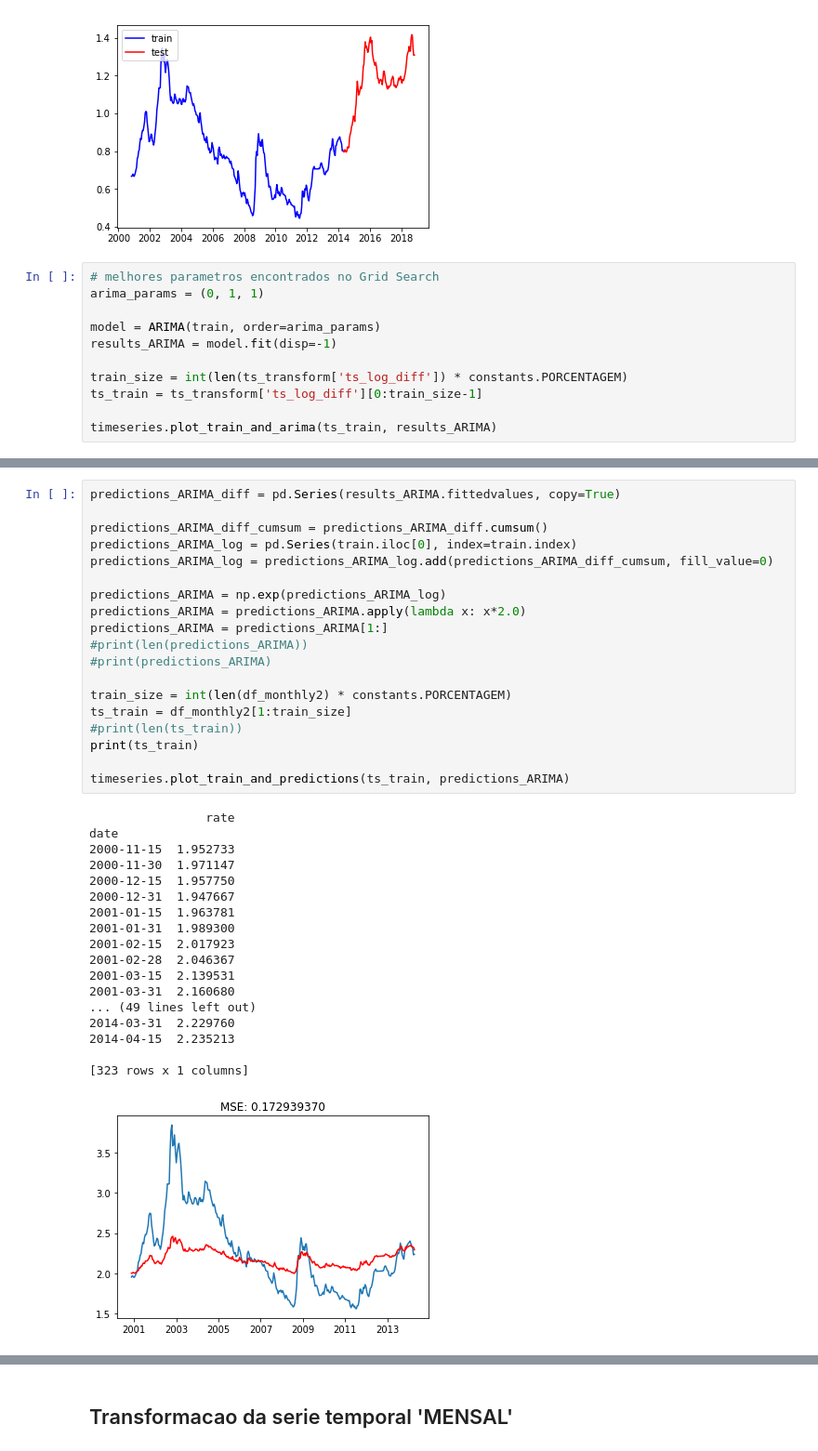
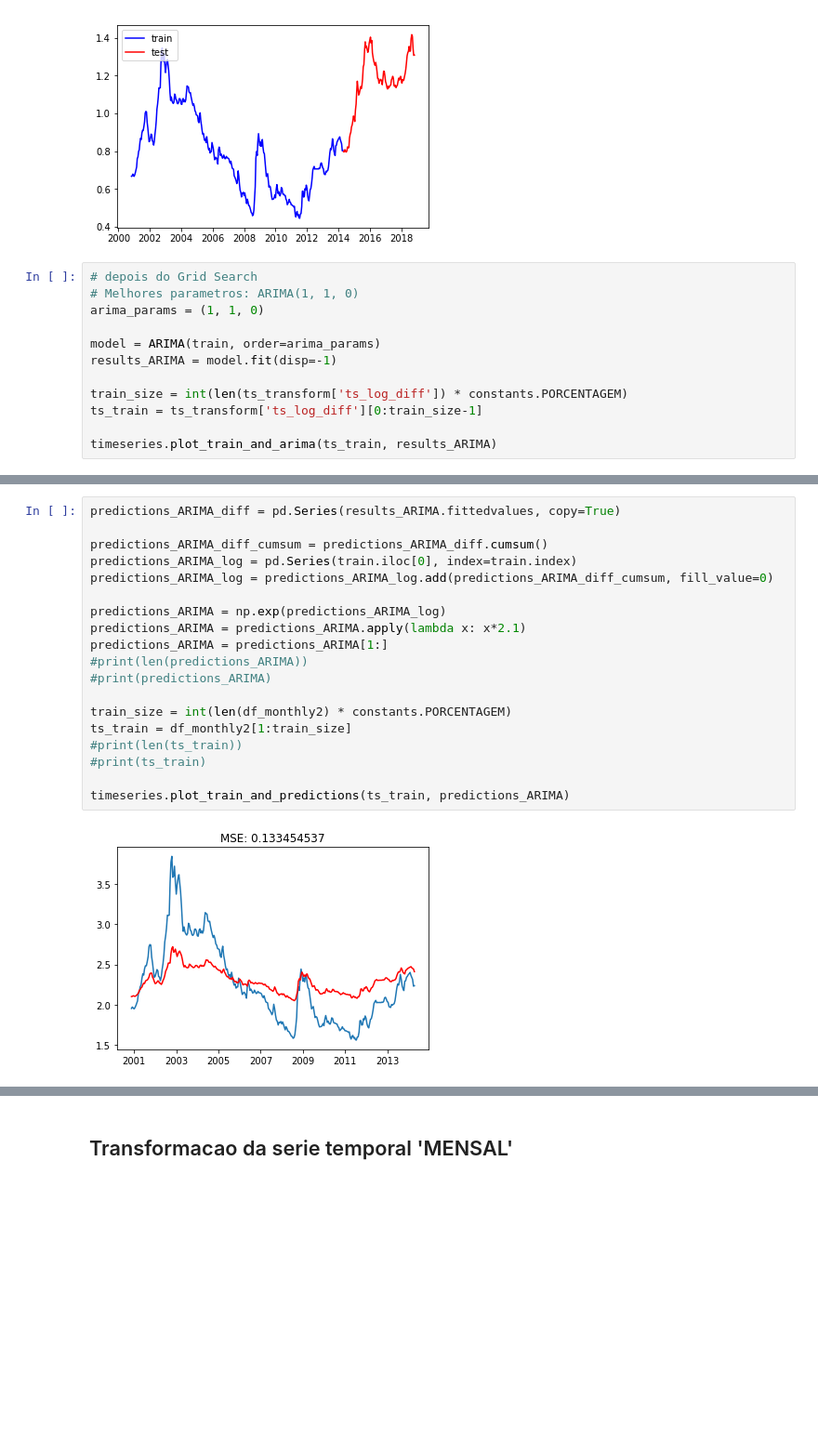
Before and after one commit to jorgealmeidajr/tcc-senai-timeseries, a Jupyter notebook: src/timeseries01-arima.ipynb, the cells around one changed output, grey strips where cells are left out. Shown at 93% size. Saved outputs shown, nothing was run; the diff lists cells and outputs as text; blank space fills up the shorter version.

Commit message:
Finalizacao do ARIMA no ts01.

```diff
--- a/src/timeseries01-arima.ipynb
+++ b/src/timeseries01-arima.ipynb
@@ -55,8 +54,9 @@ Dataset 'train' length:  324
 Dataset 'test' length:  109
 [figure]
 # %%
-# melhores parametros encontrados no Grid Search
-arima_params = (0, 1, 1)
+# depois do Grid Search
+# Melhores parametros: ARIMA(1, 1, 0)
+arima_params = (1, 1, 0)
 
 model = ARIMA(train, order=arima_params)
 results_ARIMA = model.fit(disp=-1)
@@ -70,38 +70,21 @@ timeseries.plot_train_and_arima(ts_train, results_ARIMA)
 # %%
 predictions_ARIMA_diff = pd.Series(results_ARIMA.fittedvalues, copy=True)
 
 predictions_ARIMA_diff_cumsum = predictions_ARIMA_diff.cumsum()
 predictions_ARIMA_log = pd.Series(train.iloc[0], index=train.index)
 predictions_ARIMA_log = predictions_ARIMA_log.add(predictions_ARIMA_diff_cumsum, fill_value=0)
 
 predictions_ARIMA = np.exp(predictions_ARIMA_log)
-predictions_ARIMA = predictions_ARIMA.apply(lambda x: x*2.0)
+predictions_ARIMA = predictions_ARIMA.apply(lambda x: x*2.1)
 predictions_ARIMA = predictions_ARIMA[1:]
 #print(len(predictions_ARIMA))
 #print(predictions_ARIMA)
 
 train_size = int(len(df_monthly2) * constants.PORCENTAGEM)
 ts_train = df_monthly2[1:train_size]
 #print(len(ts_train))
-print(ts_train)
+#print(ts_train)
 
 timeseries.plot_train_and_predictions(ts_train, predictions_ARIMA)
 # %% [output]
-                rate
-date
-2000-11-15  1.952733
-2000-11-30  1.971147
-2000-12-15  1.957750
-2000-12-31  1.947667
-2001-01-15  1.963781
-2001-01-31  1.989300
-2001-02-15  2.017923
-2001-02-28  2.046367
-2001-03-15  2.139531
-2001-03-31  2.160680
-... (49 lines left out)
-2014-03-31  2.229760
-2014-04-15  2.235213
-
-[323 rows x 1 columns]
-[figure, old version]
+[figure, new version]
```
Also changed, not shown: parts of 13 cells of this notebook, 4 other files.
